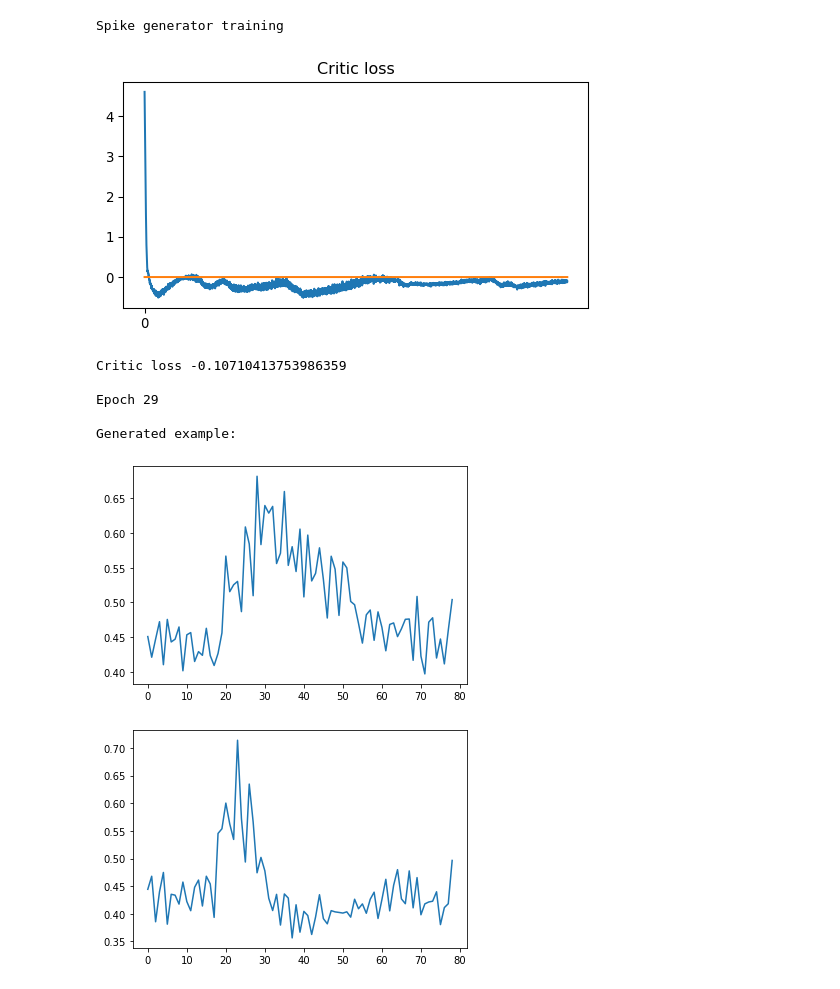
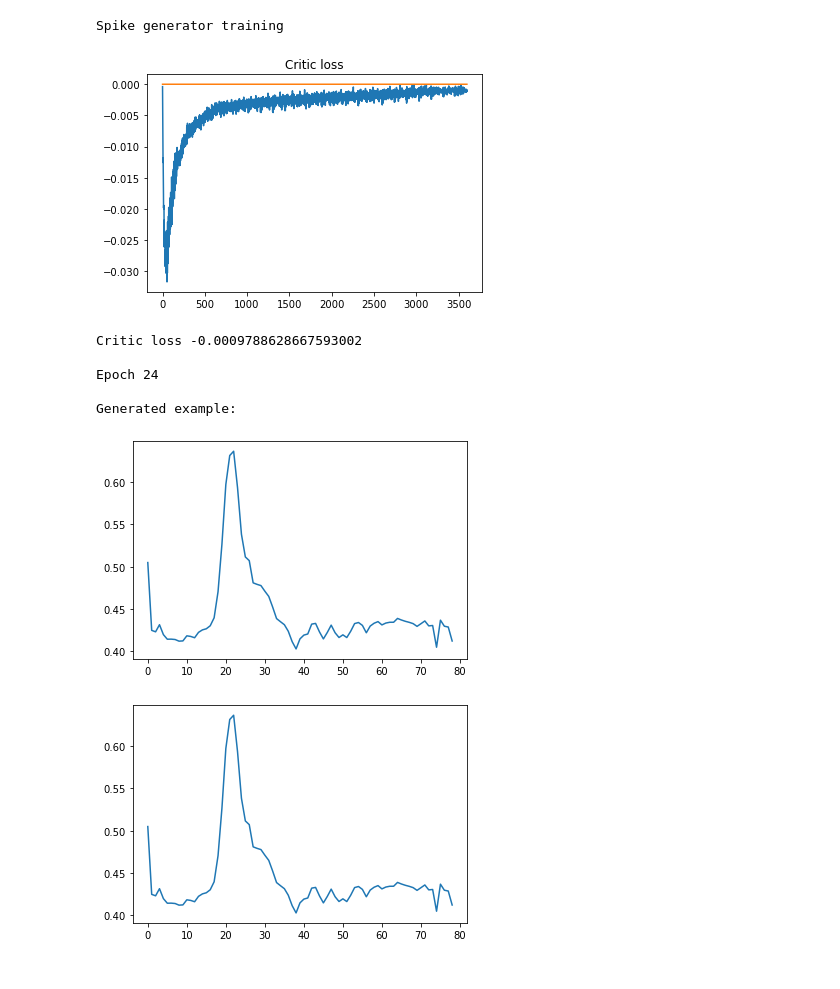
Before and after one commit to AlexDodon/sourceseparation_misc, a Jupyter notebook: time_series.ipynb, the cells around one changed output. Saved outputs shown, nothing was run; the diff lists cells and outputs as text; code cells hidden in the pictures.

```diff
--- a/time_series.ipynb
+++ b/time_series.ipynb
@@ -17,27 +17,27 @@ loader1, loader2, loader_mix_val, vallabel, loader_mix_test, testlabel = preproc
 # %%
 # declares and trains the gan for spikes
 
 gen1 = gans.Generator(inputSize=noiseDim, hiddenSize=79, outputSize=79)
-critic1 = gans.Critic(inputSize=79, hiddenSize=79)
+critic1 = gans.Critic(inputSize=79, hiddenSize=50)
 
 print("Spike generator training")
 
 gans.adversarial_trainer(
     train_loader = loader1,
     generator = gen1,
     critic = critic1,
     batchSize = batchSize,
     noiseDim = noiseDim,
-    epochs = 30,
-    printEpochs = 30
+    epochs = 25,
+    printEpochs = 25
 )
 # %% [output]
 Spike generator training
-[figure, old version]
+[figure, new version]
-Critic loss -0.10710413753986359
+Critic loss -0.0009788628667593002
 
-Epoch 29
+Epoch 24
 
 Generated example:
-[figure, old version]
+[figure, new version]
-[figure, old version]
+[figure, new version]
```
Also changed, not shown: parts of 6 cells of this notebook, 3 other files.
